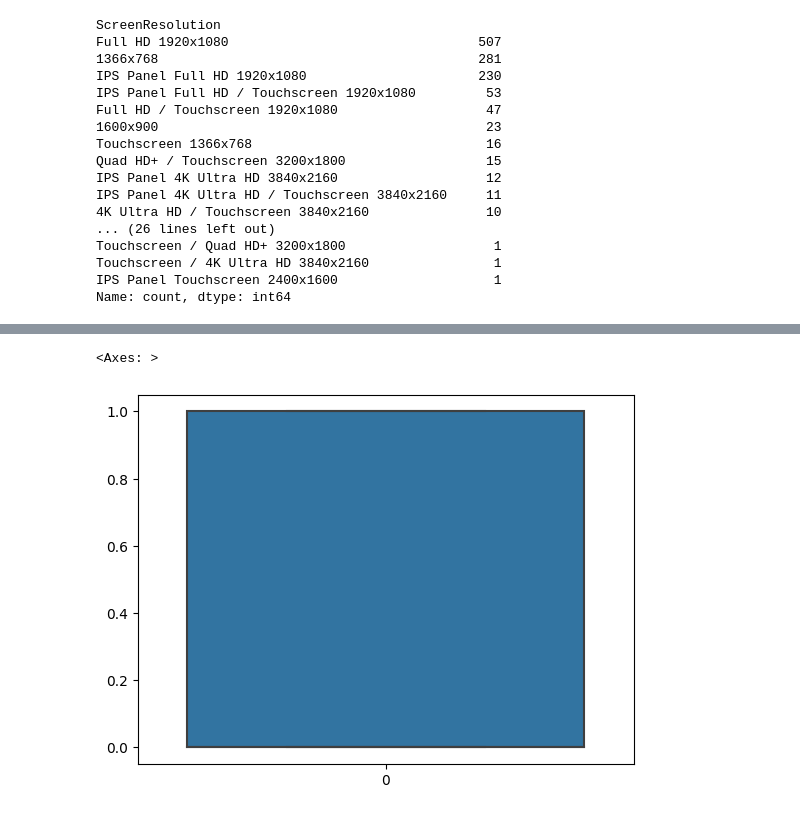
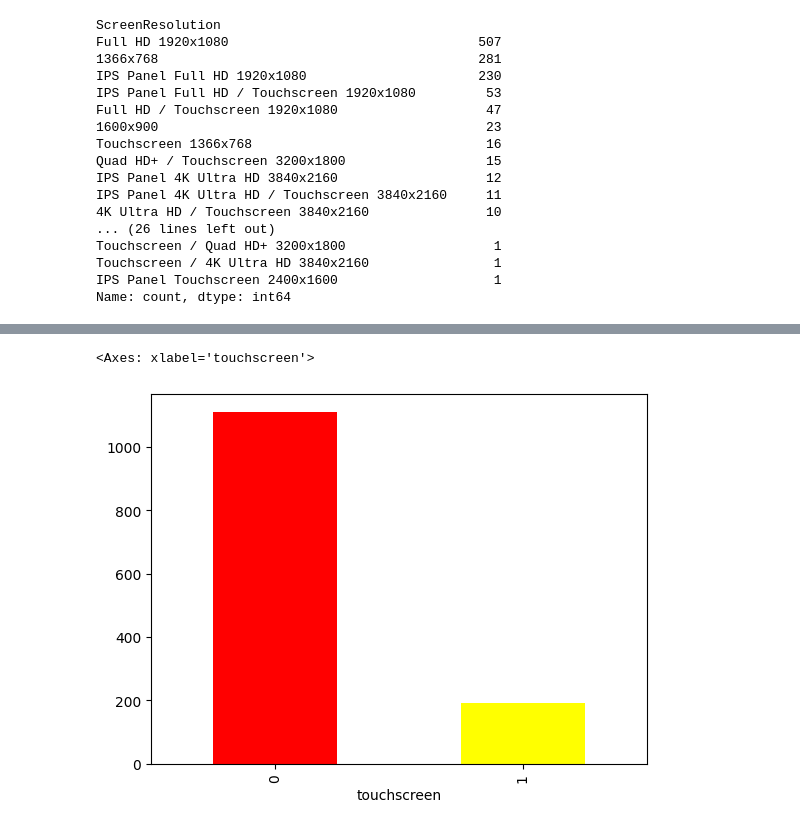
Before and after one commit to 23ME30056/Lappy_price, a Jupyter notebook: main.ipynb, the cells around one changed output, grey strips where cells are left out. Saved outputs shown, nothing was run; the diff lists cells and outputs as text; code cells hidden in the pictures.

```diff
--- a/main.ipynb
+++ b/main.ipynb
@@ -208,10 +208,11 @@ df.head()
 | 2 | 3 | HP | 250 G6 | Notebook | 15.6 | Full HD 1920x1080 | Intel Core i5 7200U 2.5GHz | 8 | 256GB SSD | Intel HD Graphics 620 | ... |
 | 3 | 4 | Apple | MacBook Pro | Ultrabook | 15.4 | IPS Panel Retina Display 2880x1800 | Intel Core i7 2.7GHz | 16 | 512GB SSD | AMD Radeon Pro 455 | ... |
 | 4 | 5 | Apple | MacBook Pro | Ultrabook | 13.3 | IPS Panel Retina Display 2560x1600 | Intel Core i5 3.1GHz | 8 | 256GB SSD | Intel Iris Plus Graphics 650 | ... |
+# %%
+colors = ['red','yellow']
+df['touchscreen'].value_counts().plot(kind = "bar",color = colors)
+# %% [output]
+<Axes: xlabel='touchscreen'>
+[figure, added]
 # %%
 df['IPS Panel'] = df['ScreenResolution'].apply(lambda x:1 if 'IPS Panel' in x else 0)
-# %%
-sns.boxplot( data= df['IPS Panel'])
-# %% [output]
-<Axes: >
-[figure, removed]
```
Also changed, not shown: parts of 4 cells of this notebook.
